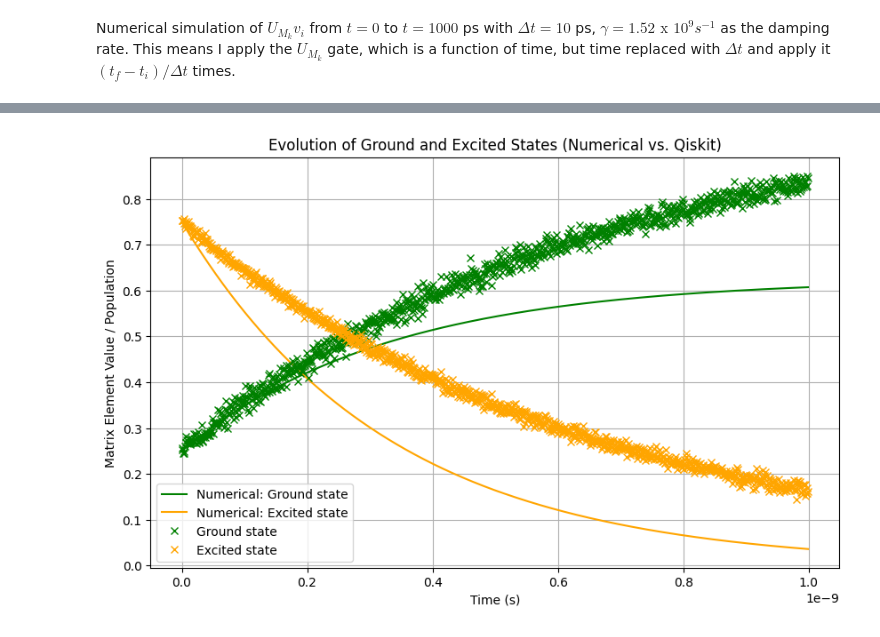
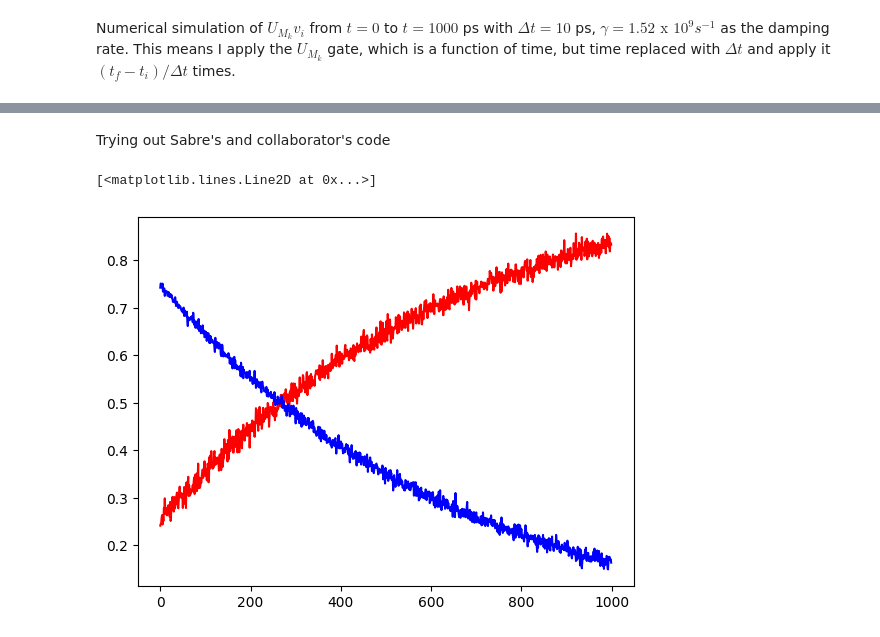
Before and after one commit to SamD-1998/quantum_algorithms, a Jupyter notebook: scripts/open_quantum_algorithm.ipynb, the cells around one changed output, grey strips where cells are left out. Cells and saved outputs as stored; diff of their text form; code cells hidden in the pictures.

Commit message:
AD channel implemented successfully matching numerical and Qiskit simulations. This is reproducing Sabre's plot

```diff
--- a/scripts/open_quantum_algorithm.ipynb
+++ b/scripts/open_quantum_algorithm.ipynb
@@ -384,3 +161,5 @@ plt.show()
+# %% [markdown]
+Trying out Sabre's and collaborator's code
 # %%
 import numpy as np
 import scipy.linalg as sp
@@ -472,7 +251,7 @@ p_excited = []# create list to store probability for acceptor state
 p_ground = []# create list to store probability for donor state
 
 # Below are the loop of the QASM simulation
-aersim=AerSimulator()
+aersim=AerSimulator(method='statevector')
 for i in range (0,1000):
     #for Kraus operator 1
     U1first=np.reshape(udil01[i],(16,16))
@@ -485,7 +264,7 @@ for i in range (0,1000):
     qc.initialize(initial_state, qr)
     # generating self-defined quantum gates with dilated unitaries
     A = Operator(U1first)
-    B = Operator(U1second)
+    B = Operator(U1second)      # WHYYYYYYYYYY
     U_G_op = A.compose(B)
     qc.unitary(U_G_op, qr)
     qc.measure(qr, cr)
@@ -504,7 +283,7 @@ for i in range (0,1000):
     qc2 = QuantumCircuit(qr2, cr2)
     qc2.initialize(initial_state, qr2)
     C = Operator(U2first)
-    D = Operator(U2second)
+    D = Operator(U2second)      #   WHYYYYYYYYYYYY
     U_G_op2 = C.compose(D)
     qc2.unitary(U_G_op2, qr2)
     qc2.measure(qr2, cr2)
@@ -518,29 +297,15 @@ for i in range (0,1000):
     pg=pg1+pg2
     p_excited.append(pe)
     p_ground.append(pg)
-# %%
-#plotting the QASM simulation results
-time_array_QASM = np.arange(0, 1000, 1)
-time_steps = [i * delta_t for i in range(n_steps)]
-
-# Plotting
-plt.figure(figsize=(10, 6))
-
-# Plot the results from the Kraus operators
-plt.plot(time_steps, elements_00, label="Numerical: Ground state", color = "green", markersize=4)
-plt.plot(time_steps, elements_11, label="Numerical: Excited state", color = "orange", markersize=4)
-
-plt.plot(time_steps, p_ground, marker = "x", linestyle="None", color = "green", label="Ground state")
-plt.plot(time_steps, p_excited, marker = "x", linestyle="None", color = "orange", label='Excited state')
-
-plt.xlabel("Time (s)")
-plt.ylabel("Matrix Element Value / Population")
-plt.title("Evolution of Ground and Excited States (Numerical vs. Qiskit)")
-plt.legend()
-plt.grid()
-plt.show()
-# %% [output]
-[figure, removed]
+# %%
+#plotting the QASM simulation results
+time_array_QASM = np.arange(0, 1000, 1)
+
+plt.plot(time_array_QASM, p_ground, 'r-', label="Ground state")
+plt.plot(time_array_QASM, p_excited, 'b-', label='Excited state')
+# %% [output]
+[<matplotlib.lines.Line2D at 0x...>]
+[figure, added]
 # %%
 # Plotting
 plt.figure(figsize=(10, 6))
```
Also changed, not shown: parts of 9 cells of this notebook, 4 other files.
